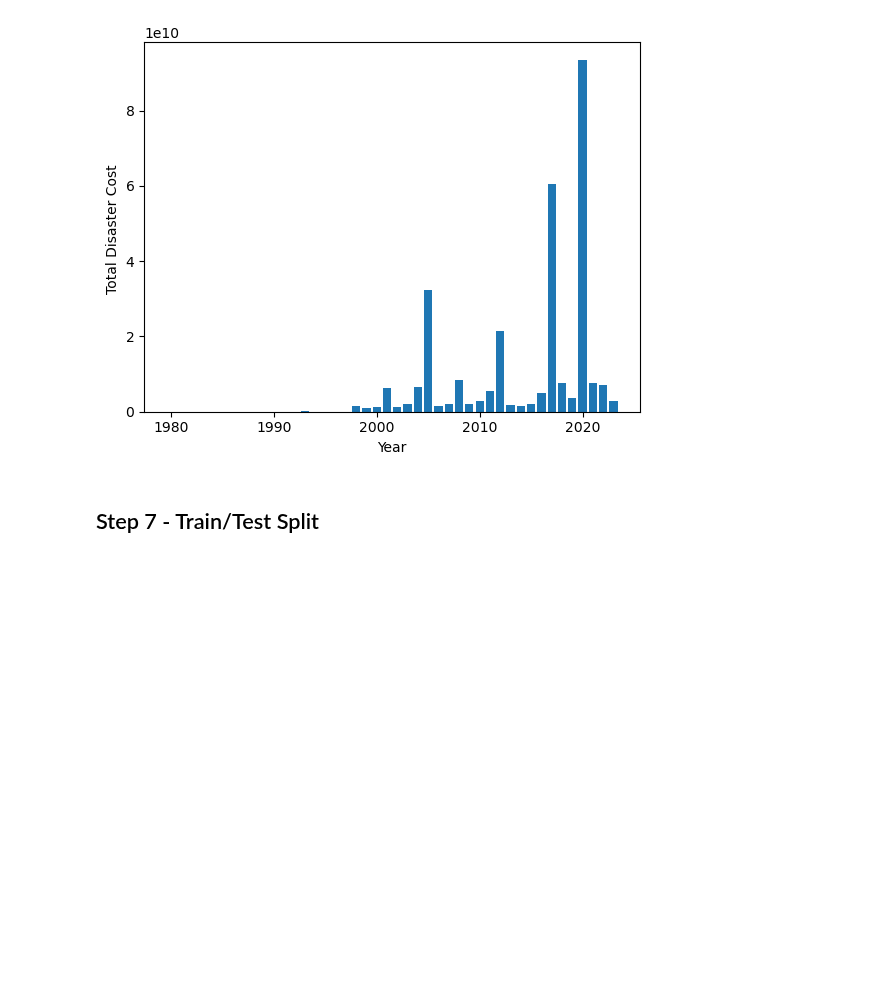
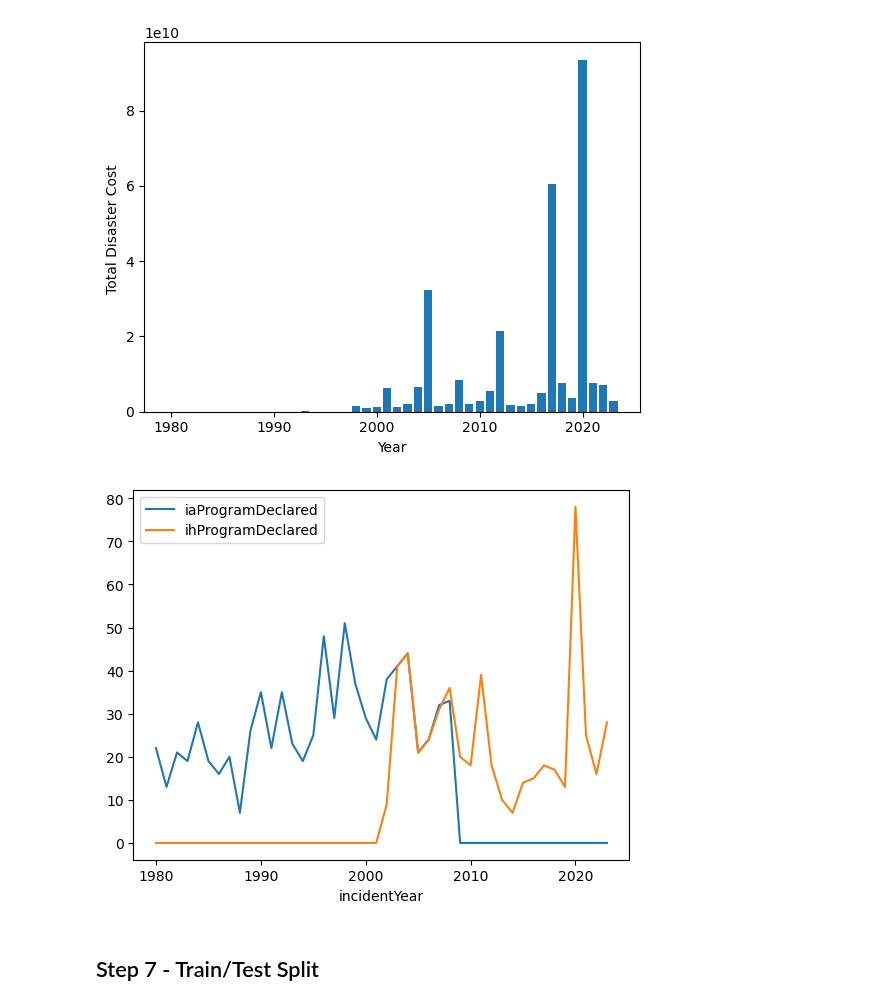
Before and after one commit to mdgarber/FEMADisasterCostForecasting, a Jupyter notebook: femadisastercostforecasting/notebooks/FEMA-Modeling.ipynb, the cells around one changed output. Drawn from its saved outputs; the diff is of its cells as text; code cells hidden in the pictures; blank space fills up the shorter version.

Commit message:
added new feature for 2023 program cutover

```diff
--- a/femadisastercostforecasting/notebooks/FEMA-Modeling.ipynb
+++ b/femadisastercostforecasting/notebooks/FEMA-Modeling.ipynb
@@ -245,3 +245,21 @@ plt.ylabel('Total Disaster Cost ')
 plt.show()
 # %% [output]
 [figure]
+# %%
+# Explore data anomaly - ihProgramDeclared seems to take over for iaProgramDeclared at year 2023
+# At FEMA, IA (Individual Assistance program) is an umbrella program for IH (Individual and House
+
+# scaler for tds
+tdcScaler = MinMaxScaler(feature_range=(0, 20))  # or MinMaxScaler()
+tdsScaled = pd.DataFrame(tdcScaler.fit_transform(femaAnnualStats['totalDisasterCost'].array.reshape(-1, 1)), index=femaAnnualStats.index)
+#print(tdsScaled)
+
+#tdsScaled.plot()
+femaAnnualStats['iaProgramDeclared'].plot()
+#femaAnnualStats['paProgramDeclared'].plot()
+#femaAnnualStats['hmProgramDeclared'].plot()
+femaAnnualStats['ihProgramDeclared'].plot()
+plt.legend()
+plt.show()
+# %% [output]
+[figure, added]
```
Also changed, not shown: parts of 10 cells of this notebook, 1 other file.
